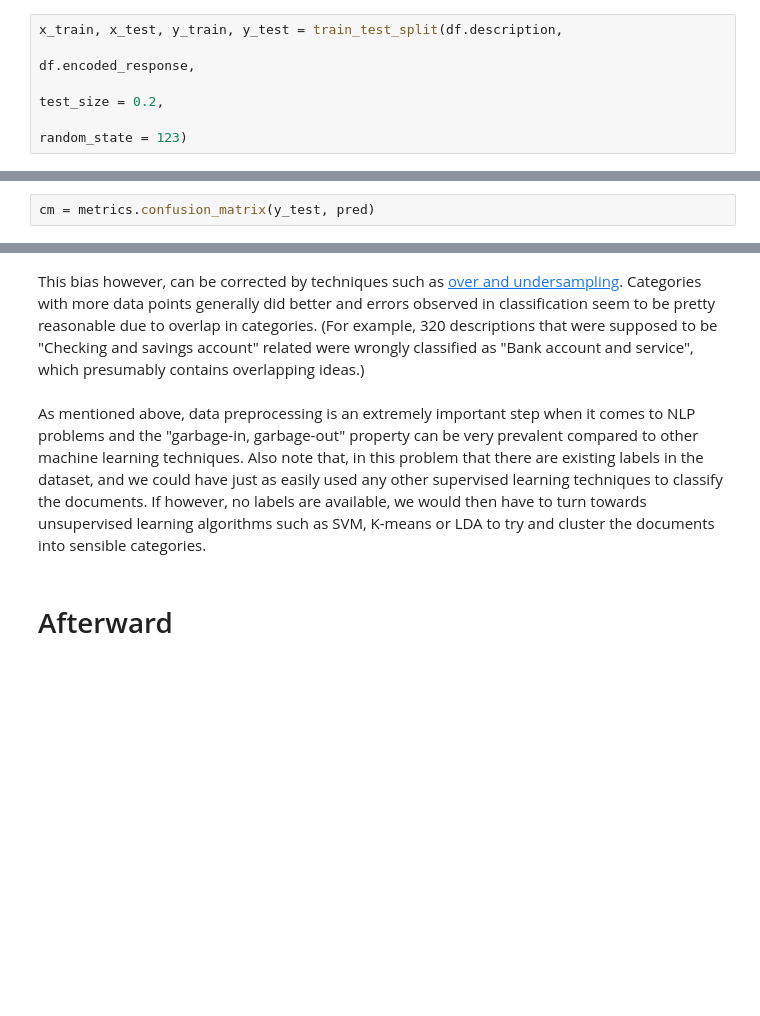
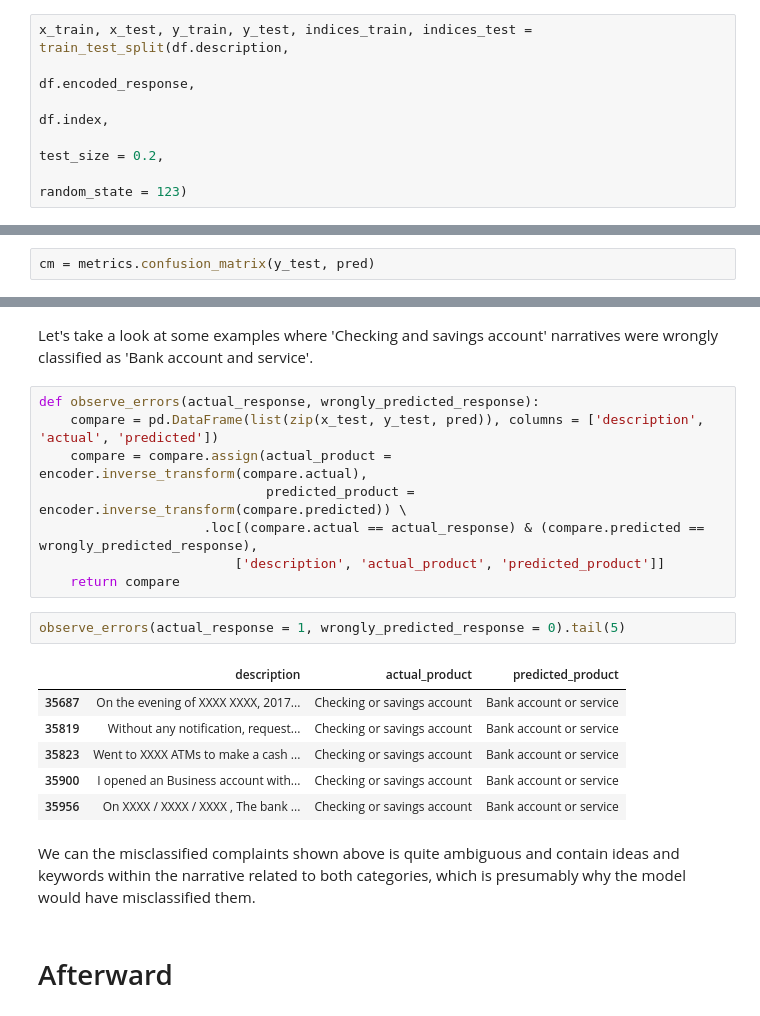
Before and after one commit to jtsw1990/-100daysofmlcode, a Jupyter notebook: actuariesInstituteEntry.ipynb, the cells around one changed output, grey strips where cells are left out. Cells and saved outputs as stored; diff of their text form; blank space fills up the shorter version.

```diff
--- a/actuariesInstituteEntry.ipynb
+++ b/actuariesInstituteEntry.ipynb
@@ -74,10 +74,11 @@ We can see from the above output that our resulting dataset contains 14 unique c
 # %% [markdown]
 Next, we will split our dataset for training and validation purposes. Regardless of technique used, train test splits are always considered to be good practice and is extremely helpful to prevent over-fitting of the model.
 # %%
-x_train, x_test, y_train, y_test = train_test_split(df.description,
-                                                                                      df.encoded_response,
-                                                                                      test_size = 0.2,
-                                                                                      random_state = 123)
+x_train, x_test, y_train, y_test, indices_train, indices_test = train_test_split(df.description,
+                                                                                 df.encoded_response,
+                                                                                 df.index,
+                                                                                 test_size = 0.2,
+                                                                                 random_state = 123)
 # %% [markdown]
 # Part 1 - Text to features
 # %% [markdown]
@@ -225,9 +228,26 @@ pd.DataFrame(results).transpose()
 | Vehicle loan or lease | 0.00 | 0.00 | 0.00 | 151.0 |
 | Virtual currency | 0.00 | 0.00 | 0.00 | 4.0 |
 | avg / total | 0.84 | 0.85 | 0.85 | 36113.0 |
-# %% [markdown]
-This bias however, can be corrected by techniques such as [over and undersampling](https://en.wikipedia.org/wiki/Oversampling_and_undersampling_in_data_analysis). Categories with more data points generally did better and errors observed in classification seem to be pretty reasonable due to overlap in categories. (For example, 320 descriptions that were supposed to be "Checking and savings account" related were wrongly classified as "Bank account and service", which presumably contains overlapping ideas.)
-# %% [markdown]
-As mentioned above, data preprocessing is an extremely important step when it comes to NLP problems and the "garbage-in, garbage-out" property can be very prevalent compared to other machine learning techniques. Also note that, in this problem that there are existing labels in the dataset, and we could have just as easily used any other supervised learning techniques to classify the documents. If however, no labels are available, we would then have to turn towards unsupervised learning algorithms such as SVM, K-means or LDA to try and cluster the documents into sensible categories.
+# %% [markdown]
+Let's take a look at some examples where 'Checking and savings account' narratives were wrongly classified as 'Bank account and service'.
+# %%
+def observe_errors(actual_response, wrongly_predicted_response):
+    compare = pd.DataFrame(list(zip(x_test, y_test, pred)), columns = ['description', 'actual', 'predicted'])
+    compare = compare.assign(actual_product = encoder.inverse_transform(compare.actual),
+                             predicted_product = encoder.inverse_transform(compare.predicted)) \
+                     .loc[(compare.actual == actual_response) & (compare.predicted == wrongly_predicted_response),
+                         ['description', 'actual_product', 'predicted_product']]
+    return compare
+# %%
+observe_errors(actual_response = 1, wrongly_predicted_response = 0).tail(5)
+# %% [output]
+|  | description | actual_product | predicted_product |
+| 35687 | On the evening of XXXX XXXX, 2017... | Checking or savings account | Bank account or service |
+| 35819 | Without any notification, request... | Checking or savings account | Bank account or service |
+| 35823 | Went to XXXX ATMs to make a cash ... | Checking or savings account | Bank account or service |
+| 35900 | I opened an Business account with... | Checking or savings account | Bank account or service |
+| 35956 | On XXXX / XXXX / XXXX , The bank ... | Checking or savings account | Bank account or service |
+# %% [markdown]
+We can the misclassified complaints shown above is quite ambiguous and contain ideas and keywords within the narrative related to both categories, which is presumably why the model would have misclassified them.
 # %% [markdown]
 # Afterward
```
Also changed, not shown: parts of 13 cells of this notebook.
